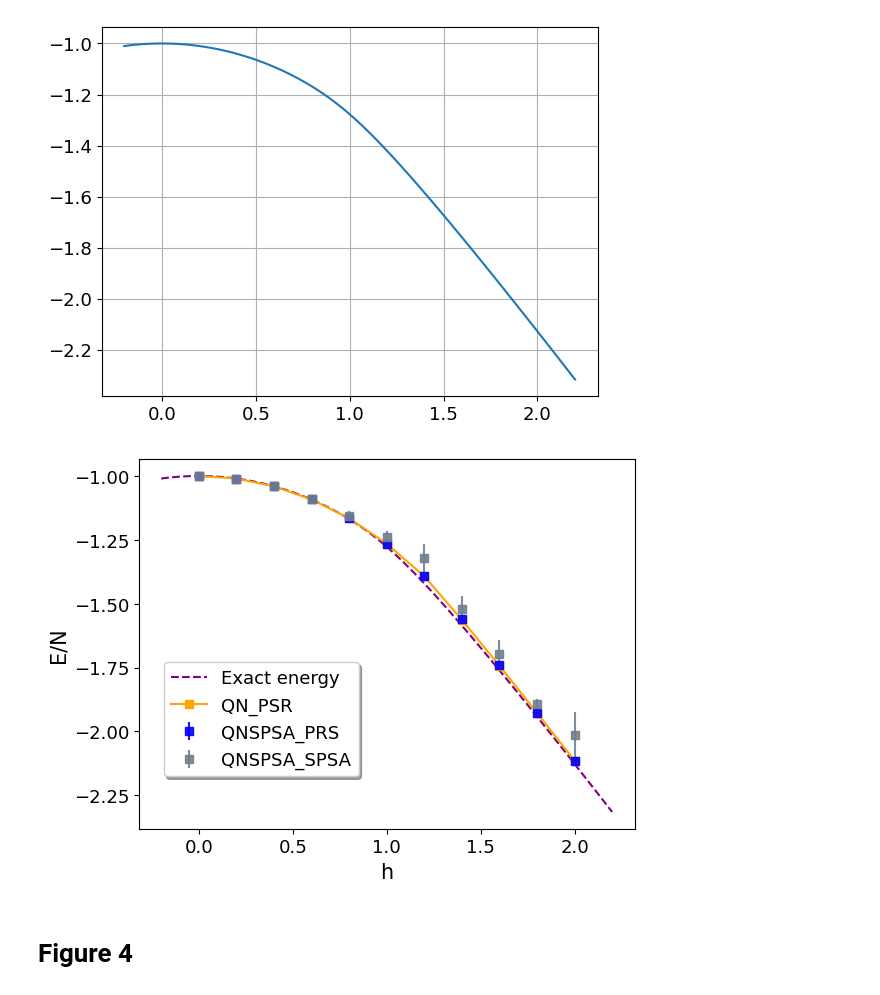
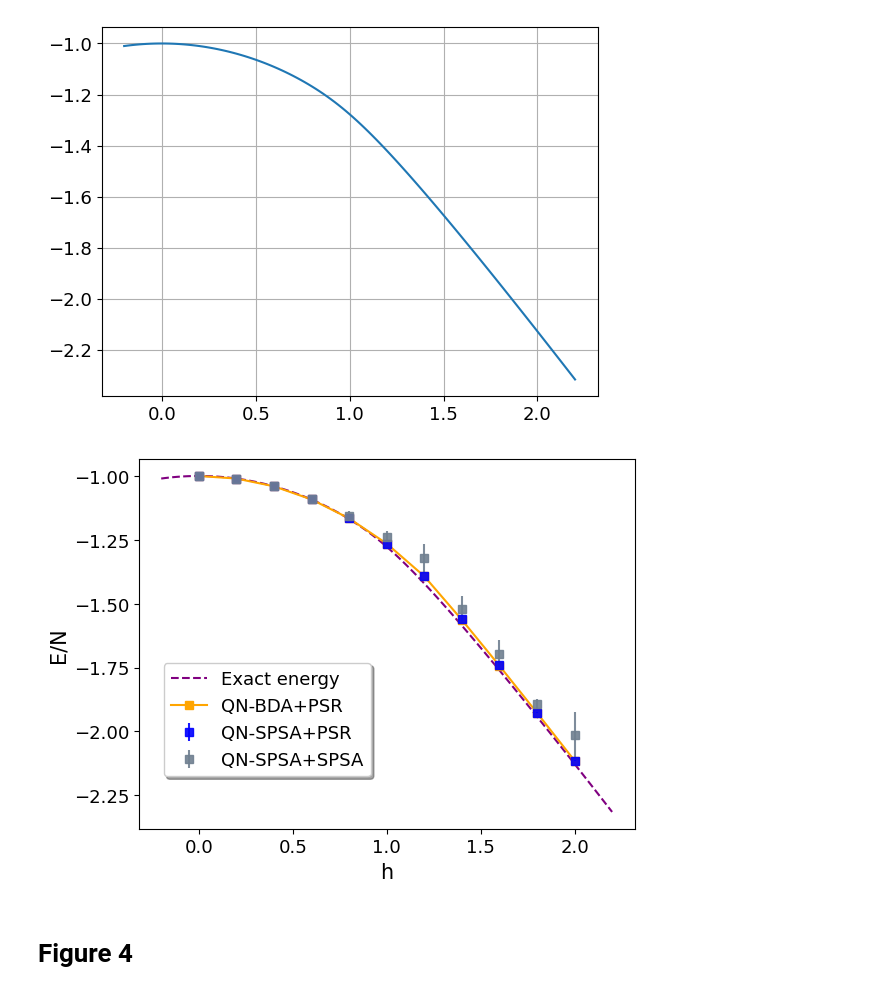
Before and after one commit to nguyenvulinh666/Variational-Quantum-EigeinSolver, a Jupyter notebook: Plot_data.ipynb, the cells around one changed output. Saved outputs shown, nothing was run; the diff lists cells and outputs as text; code cells hidden in the pictures.

```diff
--- a/Plot_data.ipynb
+++ b/Plot_data.ipynb
@@ -780,38 +972,38 @@ import matplotlib.pyplot as plt
 import matplotlib
 
 fontsize = 13
 
 distance2 = np.linspace(-0.2,2.2,121)
 external_field_value = np.linspace(0,2, 11)
 
 fig, ax = plt.subplots(figsize=(6.4, 4.8))
 
 # plt.grid()
 
 plt.plot(distance2 , gs_energy_J1h_multiple, "--", color='purple', label='Exact energy')
-plt.plot(external_field_value, QNG_ReAm_12_1_500_J1h0_0__2_0, marker='s', label='QN_PSR', color='orange')
+plt.plot(external_field_value, QNG_ReAm_12_1_500_J1h0_0__2_0, marker='s', label='QN-BDA+PSR', color='orange')
 
 # plt.scatter(external_field_value, mean_QNSPSA_PRS_ReAm_12_1_500_J1h0_0__2_0,  marker='s', color='blue', alpha = 0.9, label='QNSPSA_PSR',zorder=10)
 
-plt.errorbar(external_field_value, mean_QNSPSA_PRS_ReAm_12_1_500_J1h0_0__2_0, yerr = std_QNSPSA_PRS_ReAm_12_1_500_J1h0_0__2_0, fmt ='s', color="blue", label='QNSPSA_PRS', alpha = .9)
-plt.errorbar(external_field_value, mean_QNSPSA_SPSA_ReAm_12_1_500_J1h0_0__2_0, yerr = std_QNSPSA_SPSA_ReAm_12_1_500_J1h0_0__2_0, fmt ='s', color="slategrey", label='QNSPSA_SPSA', alpha = .9)
+plt.errorbar(external_field_value, mean_QNSPSA_PRS_ReAm_12_1_500_J1h0_0__2_0, yerr = std_QNSPSA_PRS_ReAm_12_1_500_J1h0_0__2_0, fmt ='s', color="blue", label='QN-SPSA+PSR', alpha = .9)
+plt.errorbar(external_field_value, mean_QNSPSA_SPSA_ReAm_12_1_500_J1h0_0__2_0, yerr = std_QNSPSA_SPSA_ReAm_12_1_500_J1h0_0__2_0, fmt ='s', color="slategrey", label='QN-SPSA+SPSA', alpha = .9)
 
 
 plt.xlabel("h", fontsize=fontsize+2)
 plt.ylabel("E/N", fontsize=fontsize+2)
 matplotlib.rc('xtick', labelsize= fontsize)
 matplotlib.rc('ytick', labelsize= fontsize)
 plt.locator_params(axis="x", nbins=6)
 plt.locator_params(axis="y", nbins=6)
 
 
 fig.legend(loc='lower left' ,bbox_to_anchor=(0.15,0.2),  ncol=1, fancybox=True, shadow=True, fontsize=fontsize)
 
-file_type = 'pdf'
+file_type = 'svg'
 
 fig.savefig(f'./figure/Figure3-ReAm-QNSPSA_PRS_different_externalfield.{file_type}', format=file_type, dpi=600, bbox_inches='tight')
 # %% [output]
-[figure, old version]
+[figure, new version]
 # %% [markdown]
 # Figure 4
 # %%
```
Also changed, not shown: parts of 15 cells of this notebook, 22 other files.
